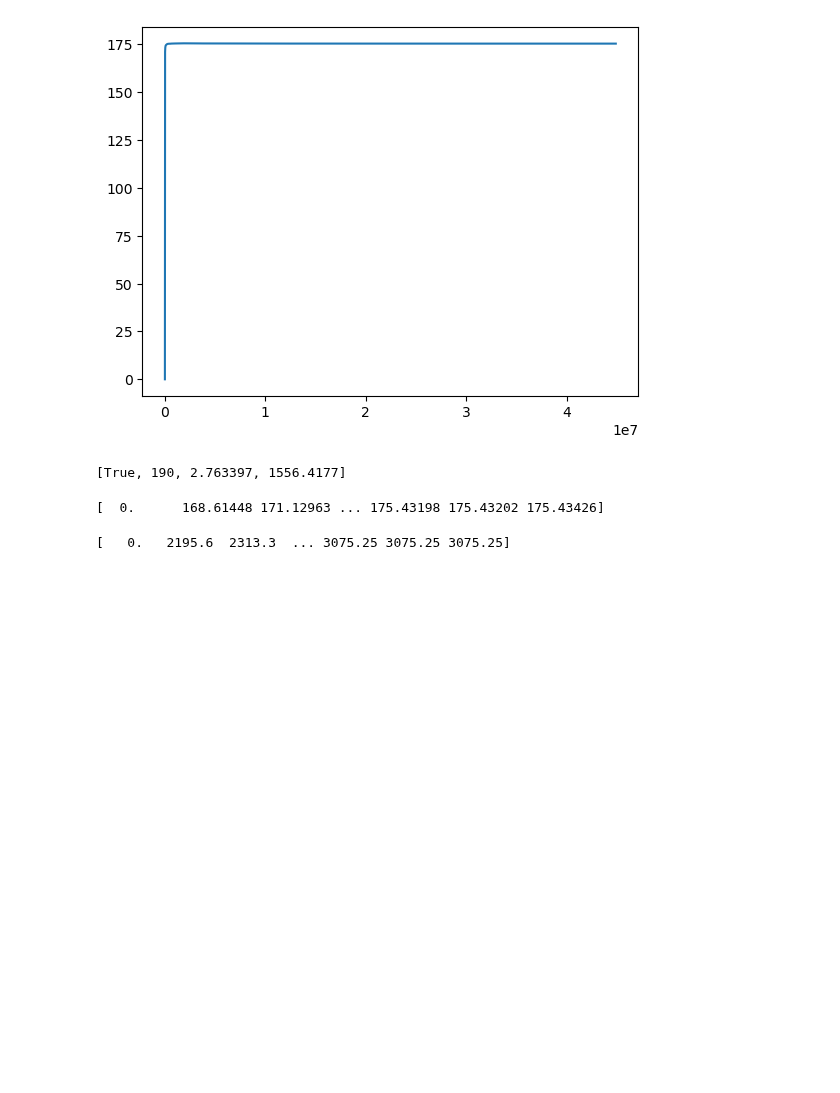
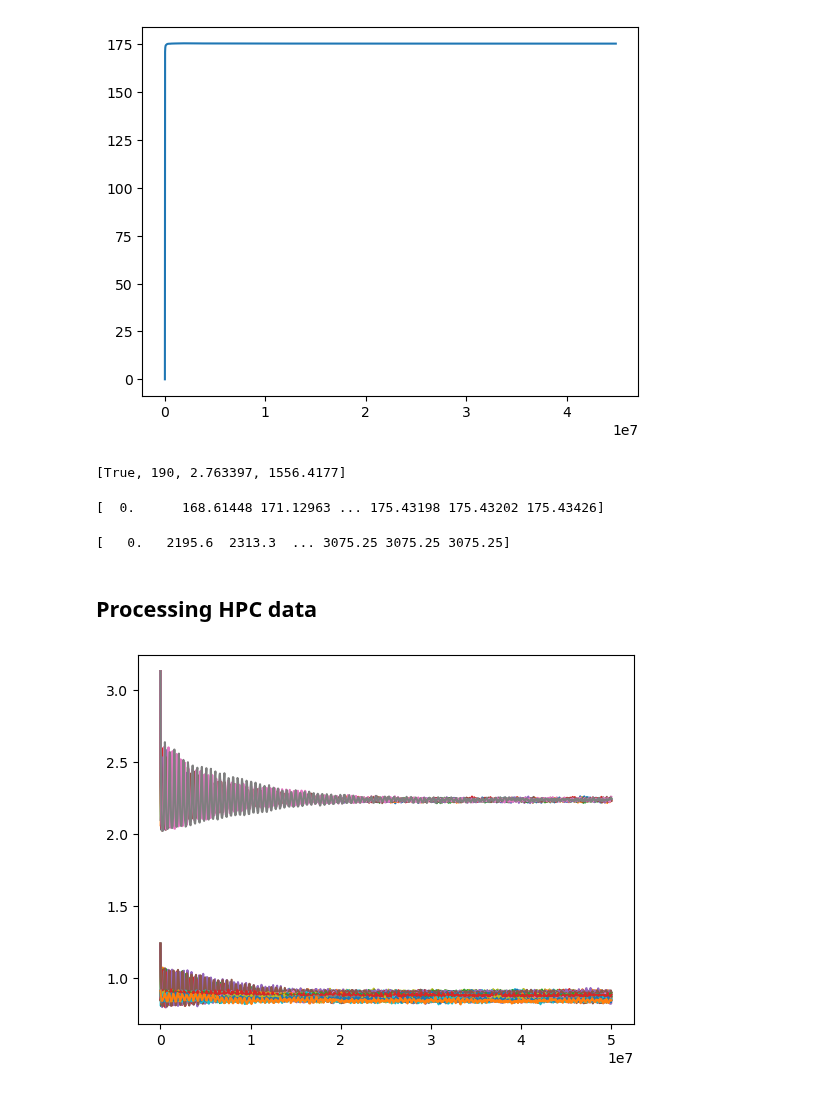
Before and after one commit to cmelab/pl-validation, a Jupyter notebook: data_analysis.ipynb, the cells around one changed output. Saved outputs shown, nothing was run; the diff lists cells and outputs as text; code cells hidden in the pictures; blank space fills up the shorter version.

```diff
--- a/data_analysis.ipynb
+++ b/data_analysis.ipynb
@@ -282,3 +262,5 @@ tps = data["flowermdbasesimulationSimulationtps"]
 print(tps)
 # %% [output]
 [   0.   2195.6  2313.3  ... 3075.25 3075.25 3075.25]
+# %% [markdown]
+## Processing HPC data
@@ -284,0 +270,23 @@ print(tps)
+# %%
+path = os.getcwd() + "/results/"
+# %%
+subfolders = ["C11", "C3", "C4", "C5"]
+all_logs = []
+num_atoms = [130,98,102,106]
+
+for subfolder in subfolders:
+    folder_path = os.path.join(path, "log_files", subfolder)
+    logs = sorted(glob.glob(os.path.join(folder_path, "*.txt")))
+    all_logs.append(logs)
+# %%
+equils = []
+for i in range(len(all_logs)):
+    for j in range(len(all_logs[i])):
+        data = np.genfromtxt(all_logs[i][j], names=True)
+        t = data["flowermdbasesimulationSimulationtimestep"]
+        pe = data["mdcomputeThermodynamicQuantitiespotential_energy"]
+        # tps = data["flowermdbasesimulationSimulationtps"]
+        plt.plot(t,(pe/(num_atoms[i]*250)))
+        equils.append(sampling.is_equilibrated(data=pe,threshold_fraction=0.4,threshold_neff=50))
+# %% [output]
+[figure, added]
```
Also changed, not shown: parts of 14 cells of this notebook, 39 other files.
